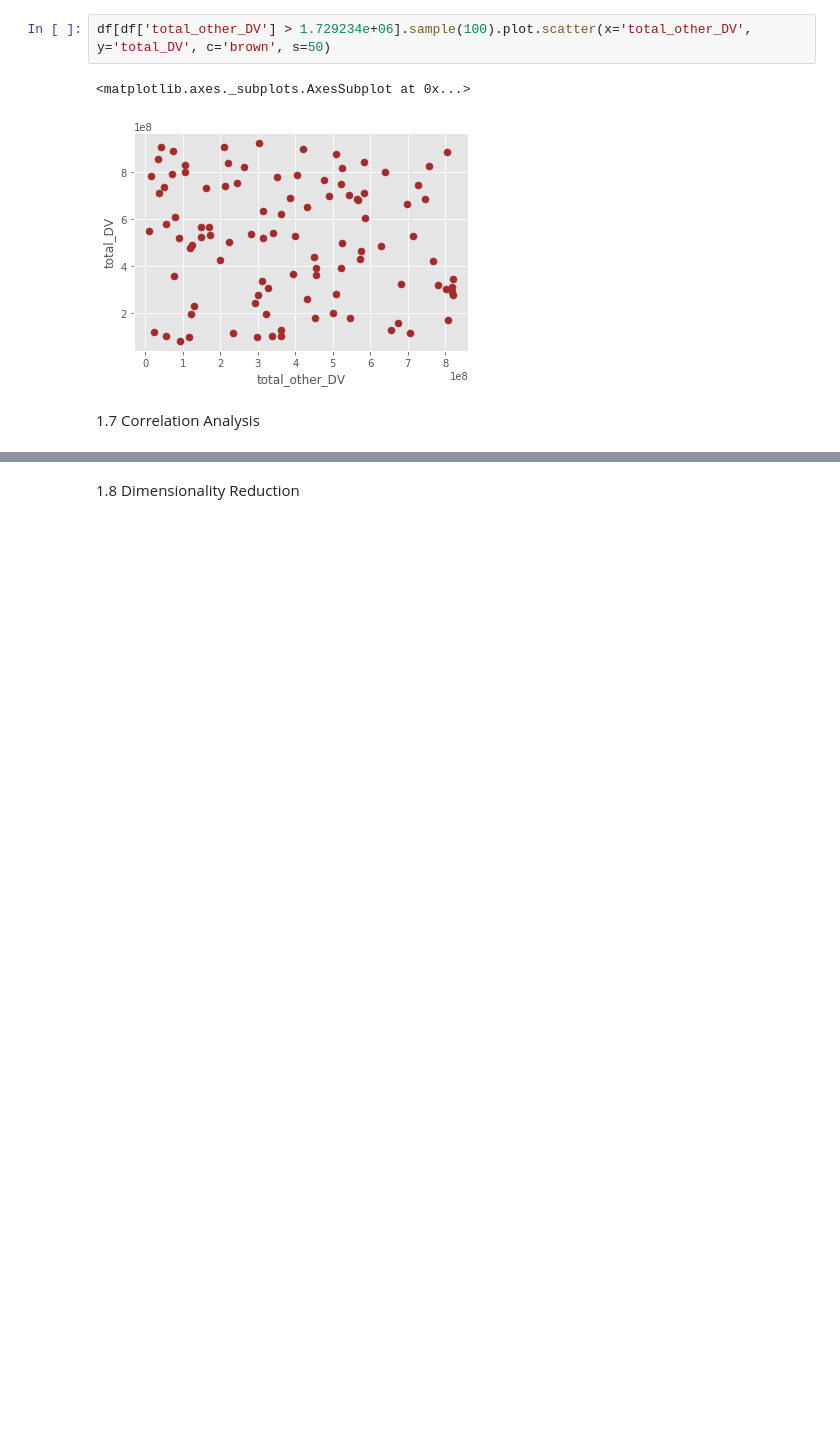
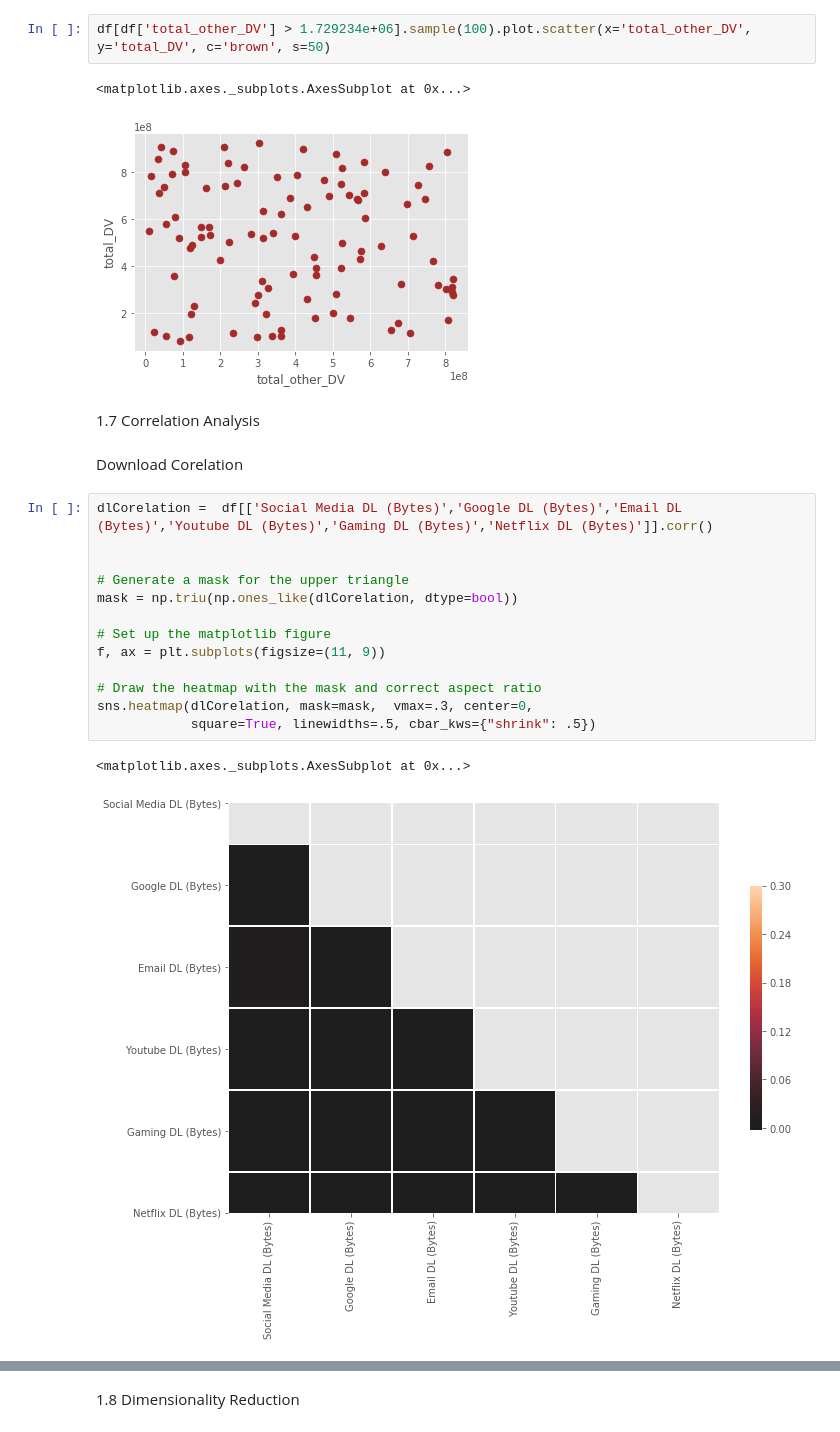
Before and after one commit to andyalex234/Telecom_User_Analytics, a Jupyter notebook: notebooks/user_overview_analysis.ipynb, the cells around one changed output, grey strips where cells are left out. Drawn from its saved outputs; the diff is of its cells as text; blank space fills up the shorter version.

```diff
--- a/notebooks/user_overview_analysis.ipynb
+++ b/notebooks/user_overview_analysis.ipynb
@@ -667,3 +667,21 @@ df[df['total_other_DV'] > 1.729234e+06].sample(100).plot.scatter(x='total_other_
 [figure]
 # %% [markdown]
 1.7 Correlation Analysis
+# %% [markdown]
+Download Corelation
+# %%
+dlCorelation =  df[['Social Media DL (Bytes)','Google DL (Bytes)','Email DL (Bytes)','Youtube DL (Bytes)','Gaming DL (Bytes)','Netflix DL (Bytes)']].corr()
+
+
+# Generate a mask for the upper triangle
+mask = np.triu(np.ones_like(dlCorelation, dtype=bool))
+
+# Set up the matplotlib figure
+f, ax = plt.subplots(figsize=(11, 9))
+
+# Draw the heatmap with the mask and correct aspect ratio
+sns.heatmap(dlCorelation, mask=mask,  vmax=.3, center=0,
+            square=True, linewidths=.5, cbar_kws={"shrink": .5})
+# %% [output]
+<matplotlib.axes._subplots.AxesSubplot at 0x...>
+[figure, added]
```
Also changed, not shown: parts of 6 cells of this notebook.
